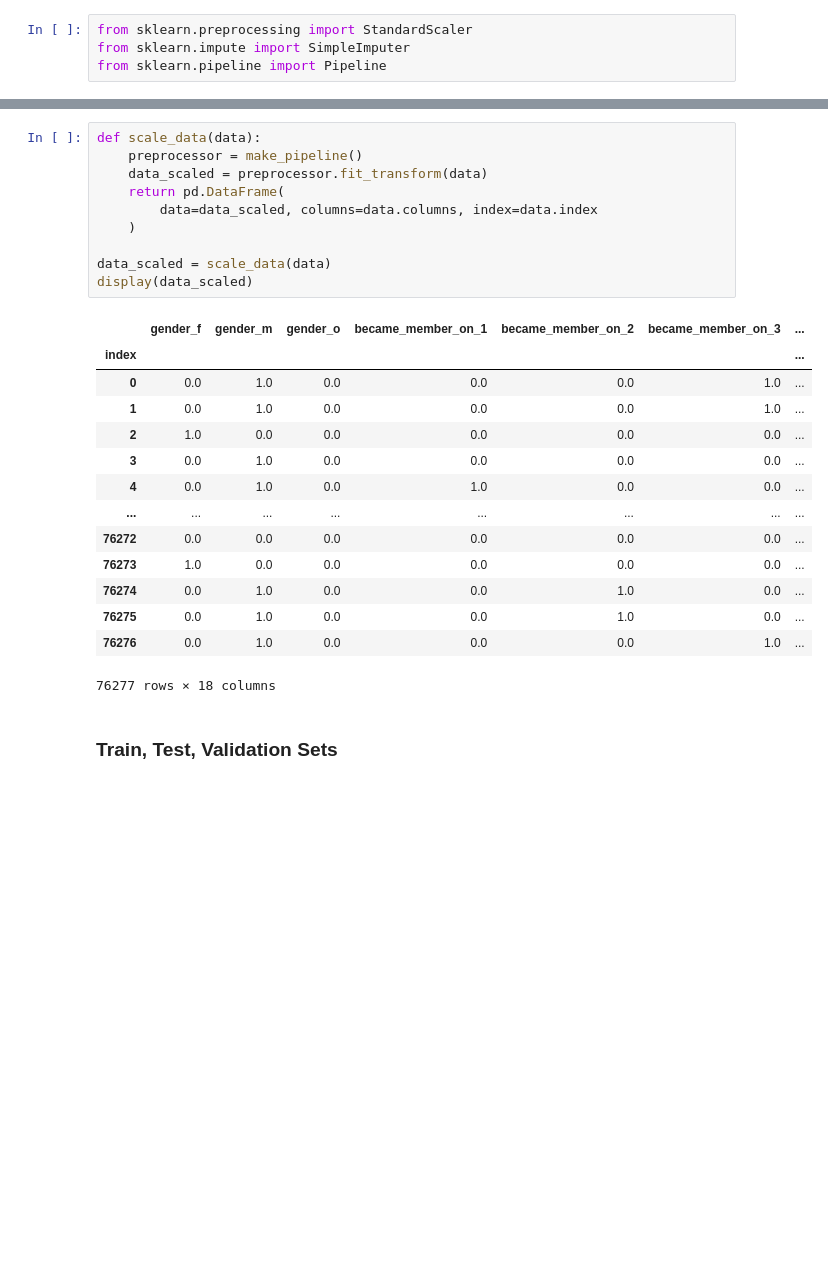
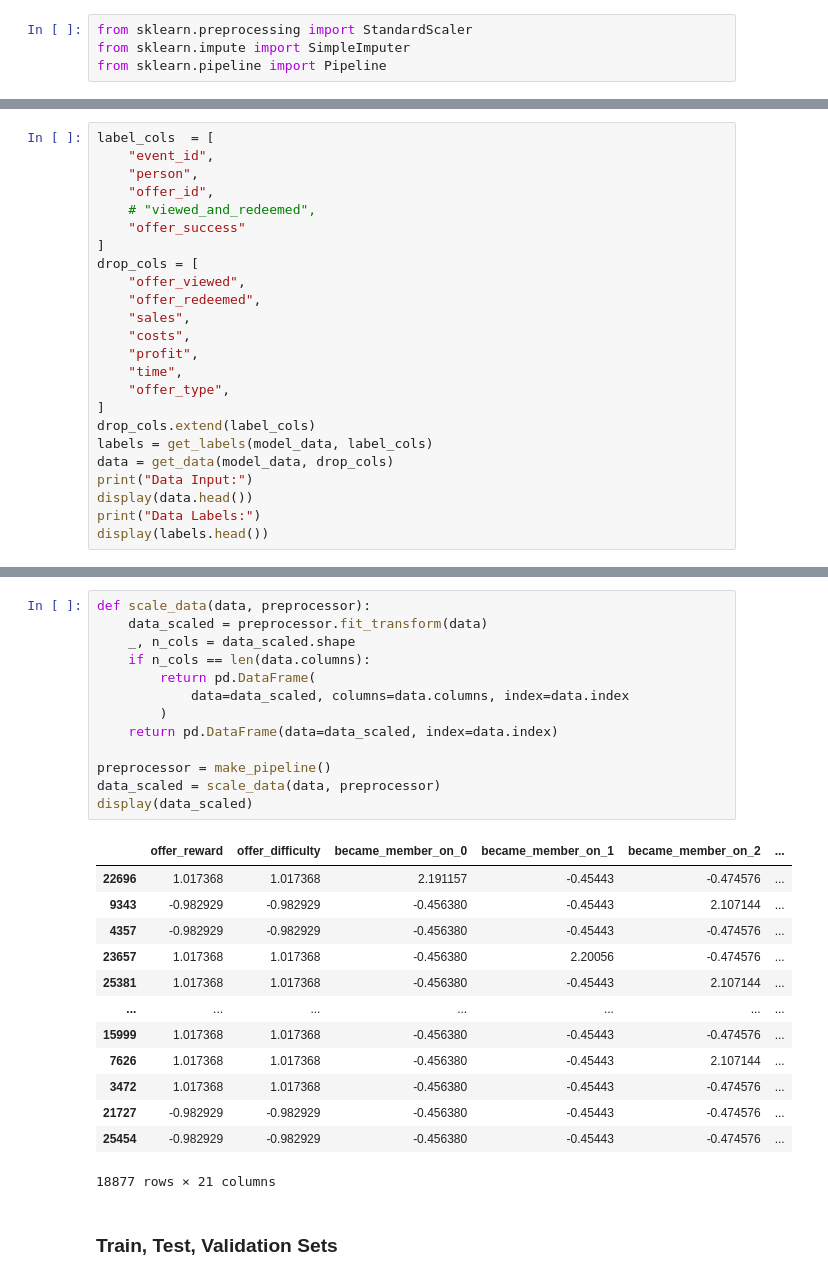
Before and after one commit to amcumber/udacity-mle-capstone-project, a Jupyter notebook: Starbucks_Capstone_notebook.ipynb, the cells around one changed output, grey strips where cells are left out. Drawn from its saved outputs; the diff is of its cells as text; blank space fills up the shorter version.

```diff
--- a/Starbucks_Capstone_notebook.ipynb
+++ b/Starbucks_Capstone_notebook.ipynb
@@ -614,0 +620,24 @@ data
+# %%
+label_cols  = [
+    "event_id",
+    "person",
+    "offer_id",
+    # "viewed_and_redeemed",
+    "offer_success"
+]
+drop_cols = [
+    "offer_viewed",
+    "offer_redeemed",
+    "sales",
+    "costs",
+    "profit",
+    "time",
+    "offer_type",
+]
+drop_cols.extend(label_cols)
+labels = get_labels(model_data, label_cols)
+data = get_data(model_data, drop_cols)
+print("Data Input:")
+display(data.head())
+print("Data Labels:")
+display(labels.head())
@@ -615,28 +660,30 @@ data
 # %%
-def scale_data(data):
-    preprocessor = make_pipeline()
+def scale_data(data, preprocessor):
     data_scaled = preprocessor.fit_transform(data)
-    return pd.DataFrame(
-        data=data_scaled, columns=data.columns, index=data.index
-    )
+    _, n_cols = data_scaled.shape
+    if n_cols == len(data.columns):
+        return pd.DataFrame(
+            data=data_scaled, columns=data.columns, index=data.index
+        )
+    return pd.DataFrame(data=data_scaled, index=data.index)
 
-data_scaled = scale_data(data)
+preprocessor = make_pipeline()
+data_scaled = scale_data(data, preprocessor)
 display(data_scaled)
 # %% [output]
-|  | gender_f | gender_m | gender_o | became_member_on_1 | became_member_on_2 | became_member_on_3 | ... |
-| index |  |  |  |  |  |  | ... |
-| 0 | 0.0 | 1.0 | 0.0 | 0.0 | 0.0 | 1.0 | ... |
-| 1 | 0.0 | 1.0 | 0.0 | 0.0 | 0.0 | 1.0 | ... |
-| 2 | 1.0 | 0.0 | 0.0 | 0.0 | 0.0 | 0.0 | ... |
-| 3 | 0.0 | 1.0 | 0.0 | 0.0 | 0.0 | 0.0 | ... |
-| 4 | 0.0 | 1.0 | 0.0 | 1.0 | 0.0 | 0.0 | ... |
-| ... | ... | ... | ... | ... | ... | ... | ... |
-| 76272 | 0.0 | 0.0 | 0.0 | 0.0 | 0.0 | 0.0 | ... |
-| 76273 | 1.0 | 0.0 | 0.0 | 0.0 | 0.0 | 0.0 | ... |
-| 76274 | 0.0 | 1.0 | 0.0 | 0.0 | 1.0 | 0.0 | ... |
-| 76275 | 0.0 | 1.0 | 0.0 | 0.0 | 1.0 | 0.0 | ... |
-| 76276 | 0.0 | 1.0 | 0.0 | 0.0 | 0.0 | 1.0 | ... |
+|  | offer_reward | offer_difficulty | became_member_on_0 | became_member_on_1 | became_member_on_2 | ... |
+| 22696 | 1.017368 | 1.017368 | 2.191157 | -0.45443 | -0.474576 | ... |
+| 9343 | -0.982929 | -0.982929 | -0.456380 | -0.45443 | 2.107144 | ... |
+| 4357 | -0.982929 | -0.982929 | -0.456380 | -0.45443 | -0.474576 | ... |
+| 23657 | 1.017368 | 1.017368 | -0.456380 | 2.20056 | -0.474576 | ... |
+| 25381 | 1.017368 | 1.017368 | -0.456380 | -0.45443 | 2.107144 | ... |
+| ... | ... | ... | ... | ... | ... | ... |
+| 15999 | 1.017368 | 1.017368 | -0.456380 | -0.45443 | -0.474576 | ... |
+| 7626 | 1.017368 | 1.017368 | -0.456380 | -0.45443 | 2.107144 | ... |
+| 3472 | 1.017368 | 1.017368 | -0.456380 | -0.45443 | -0.474576 | ... |
+| 21727 | -0.982929 | -0.982929 | -0.456380 | -0.45443 | -0.474576 | ... |
+| 25454 | -0.982929 | -0.982929 | -0.456380 | -0.45443 | -0.474576 | ... |
-76277 rows × 18 columns
+18877 rows × 21 columns
 # %% [markdown]
 ### Train, Test, Validation Sets
 # %%
```
Also changed, not shown: parts of 49 cells of this notebook, 9 other files.
